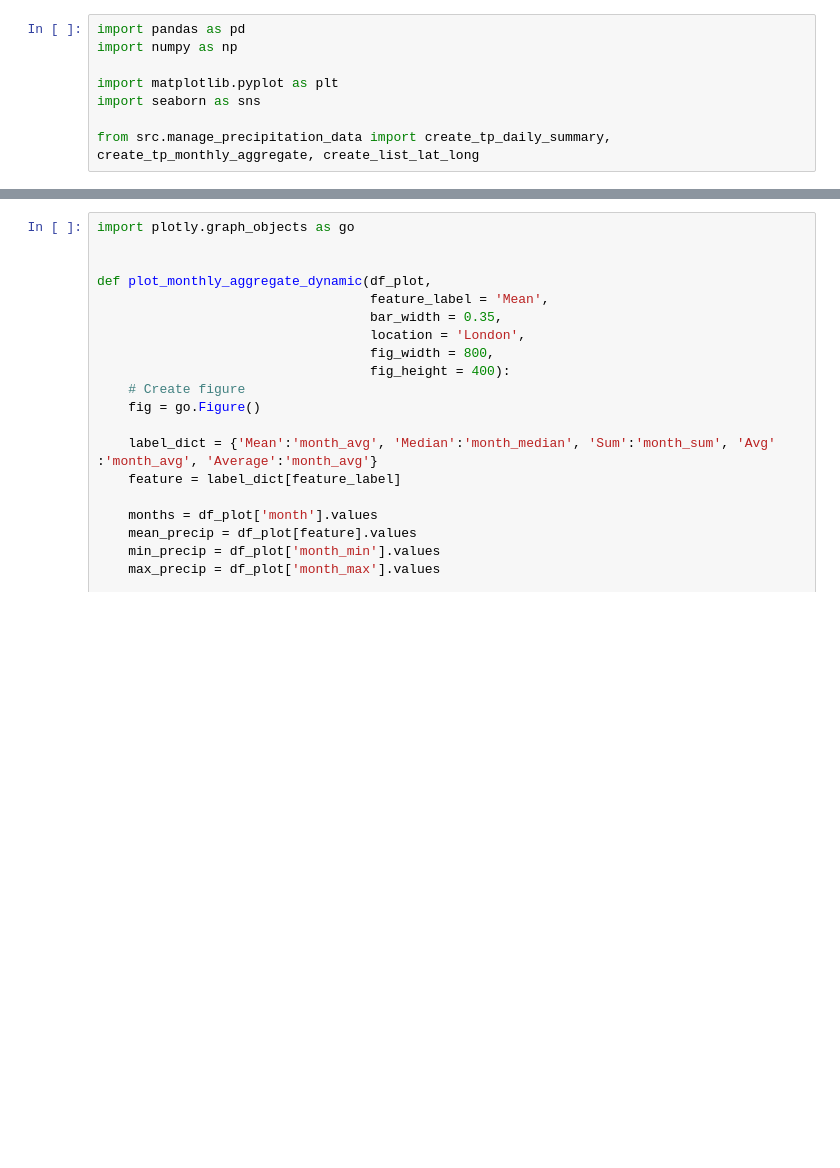
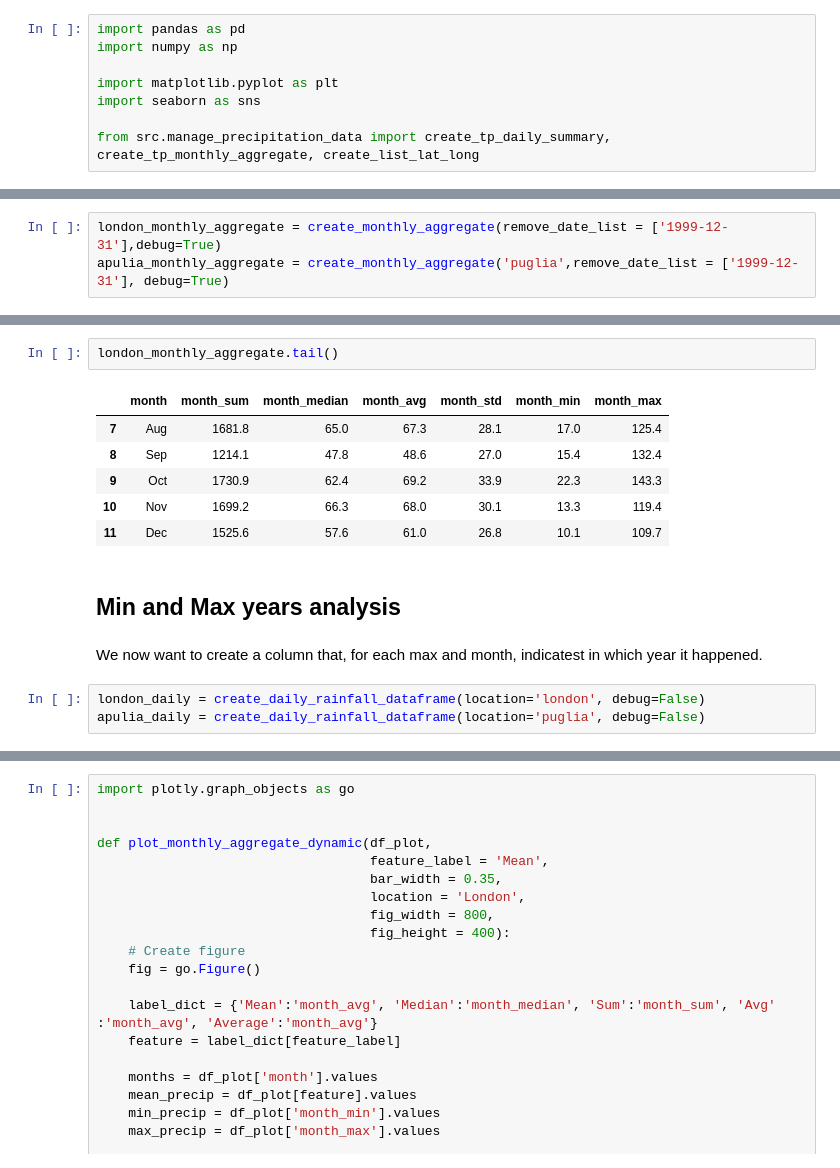
Before and after one commit to pacoraggio/London-Rainfall, a Jupyter notebook: notebooks/tp_monthly_season_analysis.ipynb, the cells around one changed output, grey strips where cells are left out. Saved outputs shown, nothing was run; the diff lists cells and outputs as text; blank space fills up the shorter version.

```diff
--- a/notebooks/tp_monthly_season_analysis.ipynb
+++ b/notebooks/tp_monthly_season_analysis.ipynb
@@ -161,3 +163,6 @@ def plot_monthly_aggregate_static(df_plot, feature_label = 'Mean', bar_width = 0
     plt.grid(True)
     plt.tight_layout()
     plt.show()
+# %%
+london_monthly_aggregate = create_monthly_aggregate(remove_date_list = ['1999-12-31'],debug=True)
+apulia_monthly_aggregate = create_monthly_aggregate('puglia',remove_date_list = ['1999-12-31'], debug=True)
@@ -163,0 +196,16 @@ def plot_monthly_aggregate_static(df_plot, feature_label = 'Mean', bar_width = 0
+# %%
+london_monthly_aggregate.tail()
+# %% [output]
+|  | month | month_sum | month_median | month_avg | month_std | month_min | month_max |
+| 7 | Aug | 1681.8 | 65.0 | 67.3 | 28.1 | 17.0 | 125.4 |
+| 8 | Sep | 1214.1 | 47.8 | 48.6 | 27.0 | 15.4 | 132.4 |
+| 9 | Oct | 1730.9 | 62.4 | 69.2 | 33.9 | 22.3 | 143.3 |
+| 10 | Nov | 1699.2 | 66.3 | 68.0 | 30.1 | 13.3 | 119.4 |
+| 11 | Dec | 1525.6 | 57.6 | 61.0 | 26.8 | 10.1 | 109.7 |
+# %% [markdown]
+## Min and Max years analysis
+# %% [markdown]
+We now want to create a column that, for each max and month, indicatest in which year it happened.
+# %%
+london_daily = create_daily_rainfall_dataframe(location='london', debug=False)
+apulia_daily = create_daily_rainfall_dataframe(location='puglia', debug=False)
```
Also changed, not shown: parts of 19 cells of this notebook, 2 other files.
